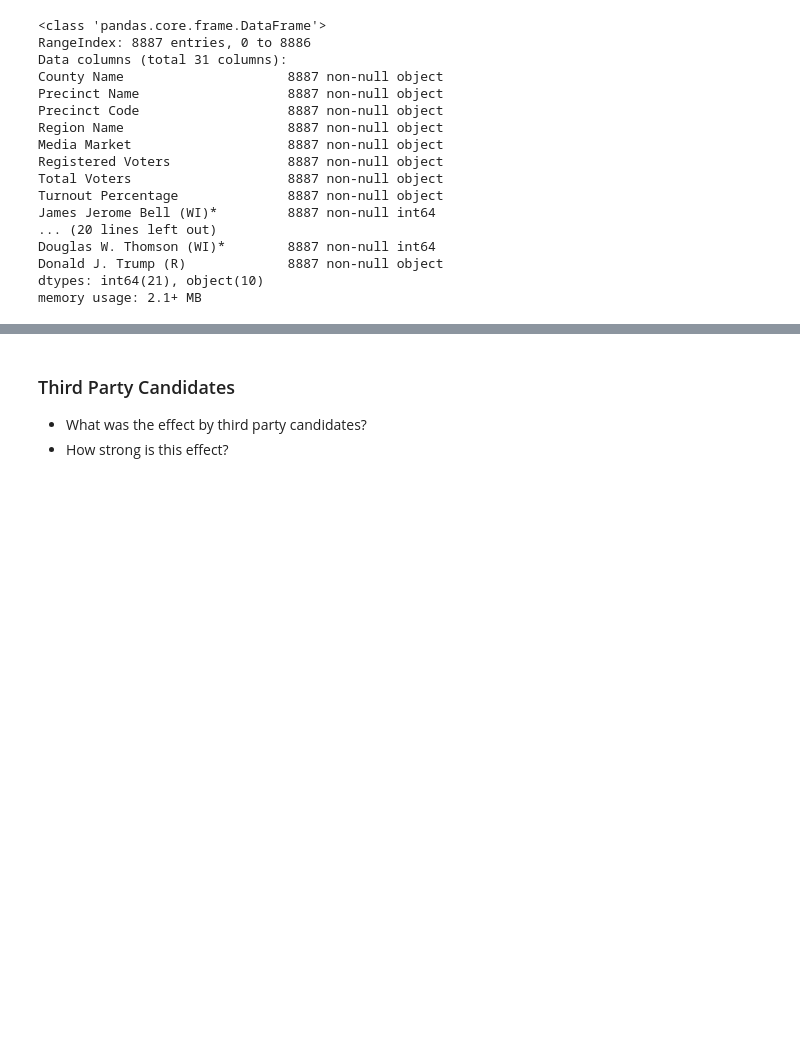
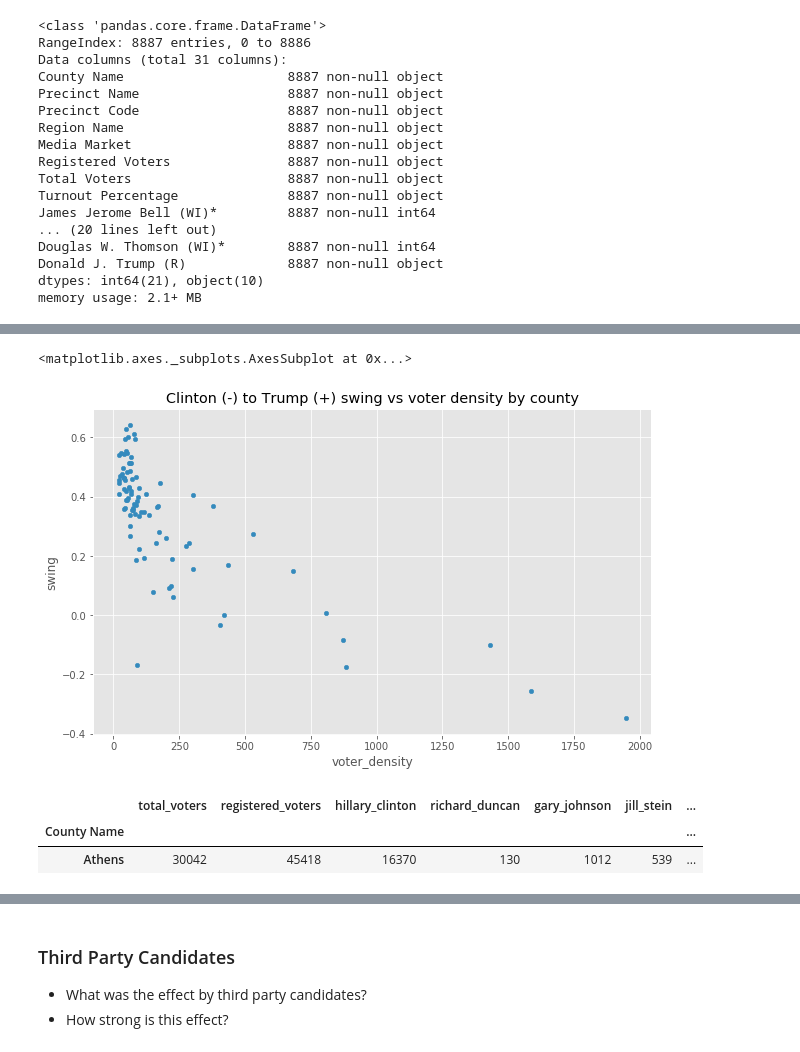
Before and after one commit to jsharpna/141Blectures, a Jupyter notebook: lecture11/lecture11.ipynb, the cells around one changed output, grey strips where cells are left out. Cells and saved outputs as stored; diff of their text form; code cells hidden in the pictures; blank space fills up the shorter version.

```diff
--- a/lecture11/lecture11.ipynb
+++ b/lecture11/lecture11.ipynb
@@ -410,0 +292,9 @@ def comp_cands(c0,c1):
+# %%
+## Extract area dataset
+OHarea = pd.read_excel('../data/OHarea.xlsx')
+OHarea = OHarea.set_index('County')
+OHarea.columns = ['area']
+# %%
+## Join datasets and compute density
+OH_counties = OH_counties.join(OHarea)
+OH_counties['voter_density'] = OH_counties.eval('registered_voters / area')
@@ -410,0 +309,14 @@ def comp_cands(c0,c1):
+# %%
+OH_counties.plot('voter_density','swing',kind='scatter',
+                 title='Clinton (-) to Trump (+) swing vs voter density by county')
+# %% [output]
+<matplotlib.axes._subplots.AxesSubplot at 0x...>
+[figure, added]
+# %%
+## What is this outlier?
+Ath = OH_counties.query('swing < 0 and voter_density < 250')
+Ath
+# %% [output]
+|  | total_voters | registered_voters | hillary_clinton | richard_duncan | gary_johnson | jill_stein | ... |
+| County Name |  |  |  |  |  |  | ... |
+| Athens | 30042 | 45418 | 16370 | 130 | 1012 | 539 | ... |
```
Also changed, not shown: parts of 129 cells of this notebook, 1 other file.
